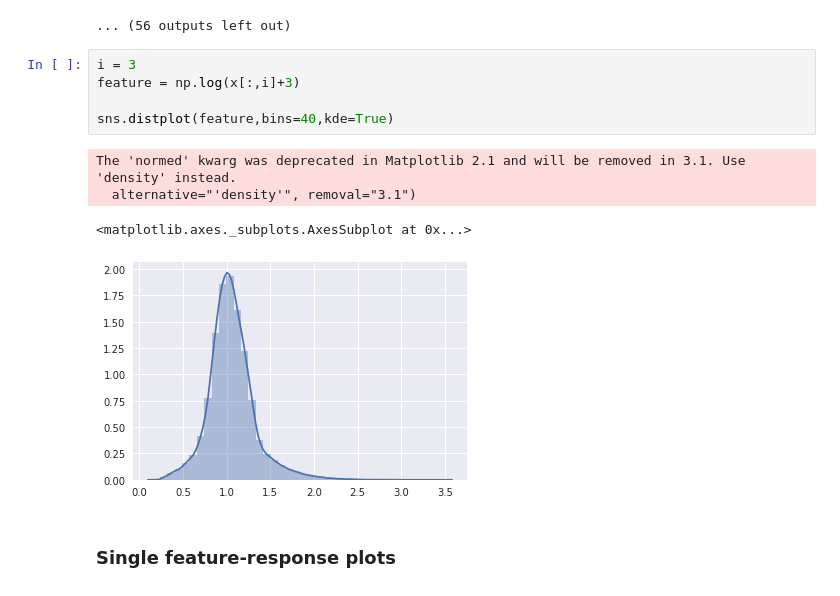
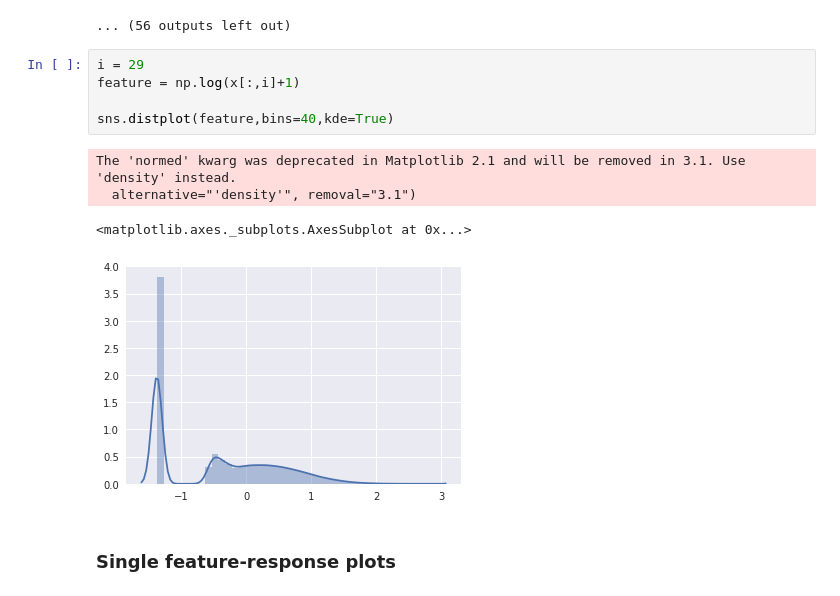
Before and after one commit to dufourc1/ML_CS433_project1, a Jupyter notebook: src/William_Tests.ipynb, the cells around one changed output. Saved outputs shown, nothing was run; the diff lists cells and outputs as text.

```diff
--- a/src/William_Tests.ipynb
+++ b/src/William_Tests.ipynb
@@ -142,15 +142,15 @@ The 'normed' kwarg was deprecated in Matplotlib 2.1 and will be removed in 3.1.
 [figure]
 ... (56 outputs left out)
 # %%
-i = 3
-feature = np.log(x[:,i]+3)
+i = 29
+feature = np.log(x[:,i]+1)
 
 sns.distplot(feature,bins=40,kde=True)
 # %% [output]
 The 'normed' kwarg was deprecated in Matplotlib 2.1 and will be removed in 3.1. Use 'density' instead.
   alternative="'density'", removal="3.1")
 <matplotlib.axes._subplots.AxesSubplot at 0x...>
-[figure, old version]
+[figure, new version]
 # %% [markdown]
 ### Single feature-response plots
 # %%
```
Also changed, not shown: parts of 2 cells of this notebook, 2 other files.
